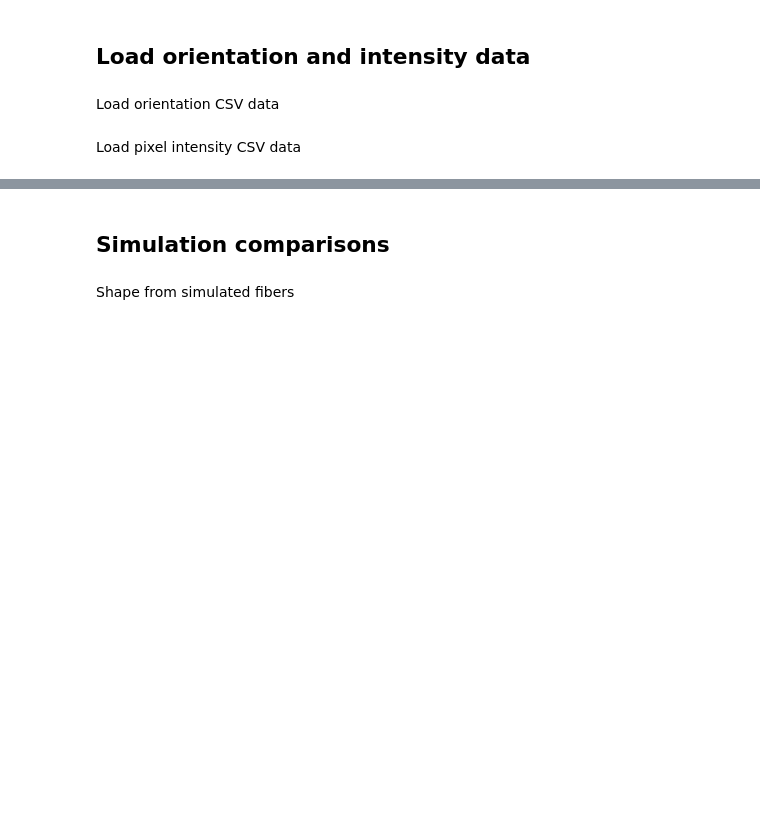
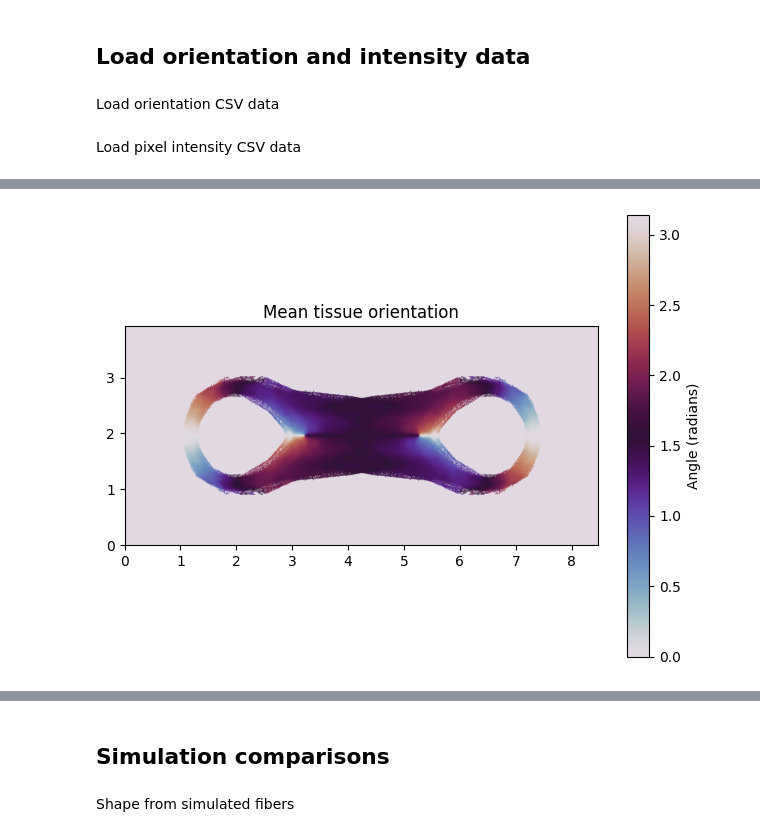
Before and after one commit to morphing-matter-lab/muscle-fiber-model, a Jupyter notebook: fitting.ipynb, the cells around one changed output, grey strips where cells are left out. Cells and saved outputs as stored; diff of their text form; code cells hidden in the pictures; blank space fills up the shorter version.

```diff
--- a/fitting.ipynb
+++ b/fitting.ipynb
@@ -1084,0 +1192,12 @@ IPython.display.Image(filename='data/intensity.png')
+# %%
+# Show image with HSV colormap
+img = cv2.imread('data/orientation_mean.png', cv2.IMREAD_UNCHANGED)
+mean_orientation = from_8bit_rgb(img[:,:,0], img[:,:,1], img[:,:,2])
+
+plt.imshow(mean_orientation * np.pi / 255, cmap='twilight', origin='lower', extent=[0, mean_orientation.shape[1] / world_coords_to_px, 0, mean_orientation.shape[0] / world_coords_to_px], aspect='equal')
+plt.colorbar(label="Angle (radians)")
+plt.title("Mean tissue orientation")
+plt.tight_layout()
+plt.show()
+# %% [output]
+[figure, added]
```
Also changed, not shown: parts of 16 cells of this notebook.
